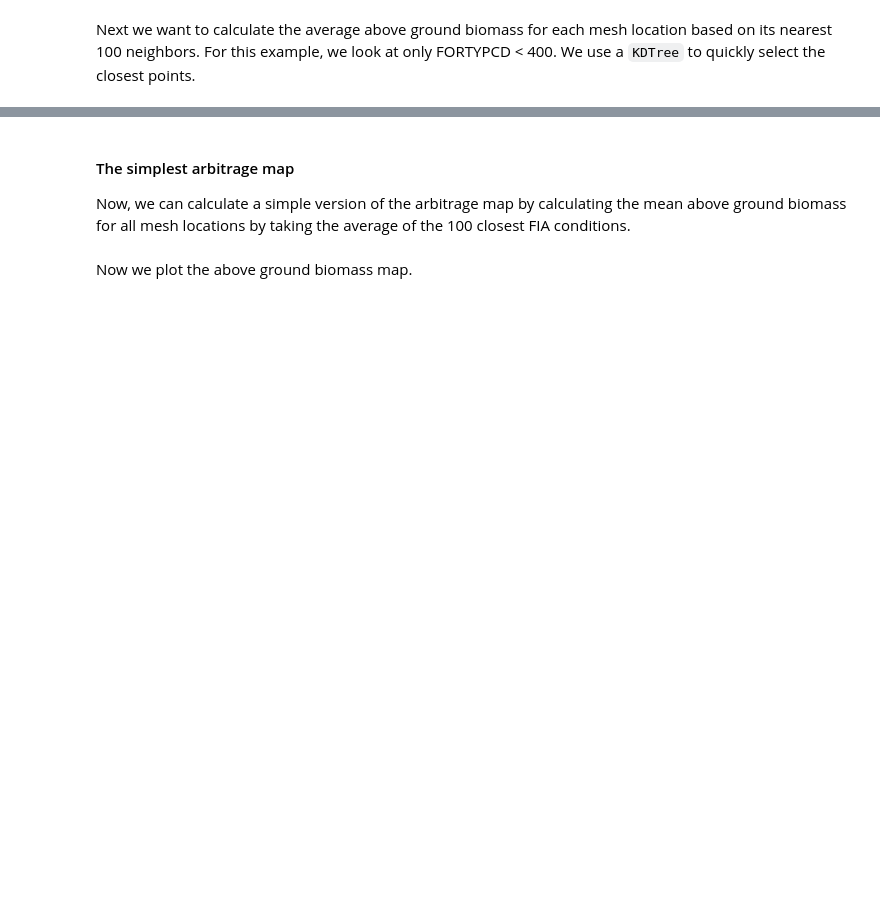
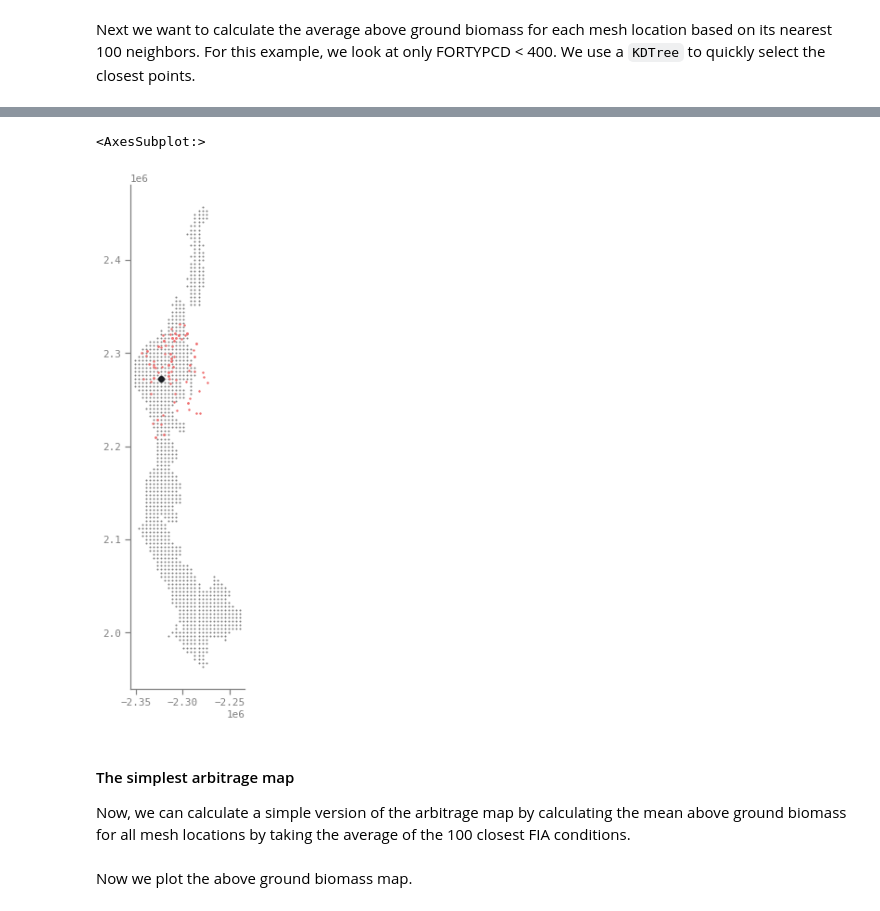
Before and after one commit to carbonplan/forest-offsets, a Jupyter notebook: notebooks/geographic_arbitrage.ipynb, the cells around one changed output, grey strips where cells are left out. Cells and saved outputs as stored; diff of their text form; code cells hidden in the pictures; blank space fills up the shorter version.

```diff
--- a/notebooks/geographic_arbitrage.ipynb
+++ b/notebooks/geographic_arbitrage.ipynb
@@ -91,11 +220,14 @@ and the selected FIA Conditions (red).
 # %%
 fig, ax = plt.subplots(figsize=(5, 10))
 
 supersection_mesh.plot(ax=ax, c=colors["secondary"], markersize=1, label="sample mesh")
 p_plots.plot(ax=ax, c=colors["red"], markersize=2, label="fia points")
 supersection_mesh.iloc[[pind]].plot(ax=ax, c=colors["primary"], label="sample point")
 
-ax.legend()
+# ax.legend()
+# %% [output]
+<AxesSubplot:>
+[figure, added]
 # %% [markdown]
 #### The simplest arbitrage map
 
```
Also changed, not shown: parts of 17 cells of this notebook.
